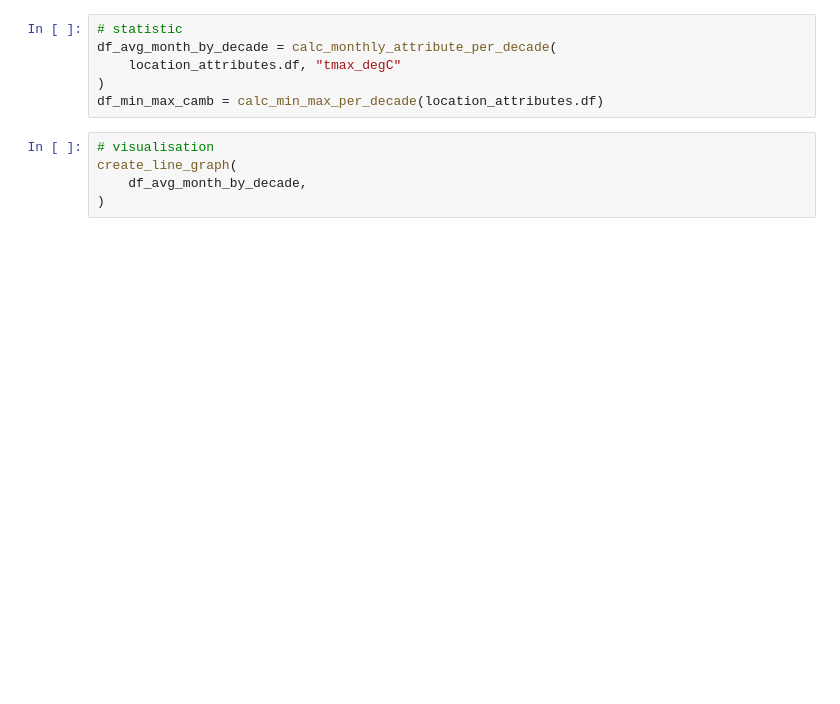
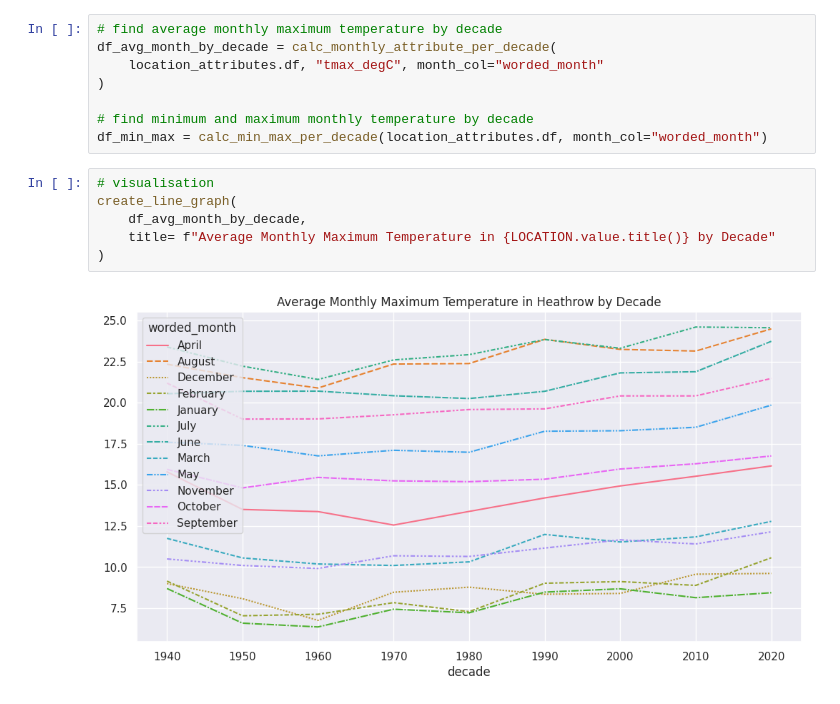
Before and after one commit to Heather-Tymms/uk_weather_analysis, a Jupyter notebook: source/weather_statistics.ipynb, the cells around one changed output. Saved outputs shown, nothing was run; the diff lists cells and outputs as text; blank space fills up the shorter version.

Commit message:
Improve visualisations

```diff
--- a/source/weather_statistics.ipynb
+++ b/source/weather_statistics.ipynb
@@ -20,11 +24,16 @@ FileNotFoundError: [Errno 2] No such file or directory: '/home/heather/repositor
 # %%
-# statistic
+# find average monthly maximum temperature by decade
 df_avg_month_by_decade = calc_monthly_attribute_per_decade(
-    location_attributes.df, "tmax_degC"
+    location_attributes.df, "tmax_degC", month_col="worded_month"
 )
-df_min_max_camb = calc_min_max_per_decade(location_attributes.df)
+
+# find minimum and maximum monthly temperature by decade
+df_min_max = calc_min_max_per_decade(location_attributes.df, month_col="worded_month")
-# %%
-# visualisation
-create_line_graph(
-    df_avg_month_by_decade,
-)
+# %%
+# visualisation
+create_line_graph(
+    df_avg_month_by_decade,
+    title= f"Average Monthly Maximum Temperature in {LOCATION.value.title()} by Decade"
+)
+# %% [output]
+[figure, added]
```
Also changed, not shown: parts of 6 cells of this notebook, 7 other files.
